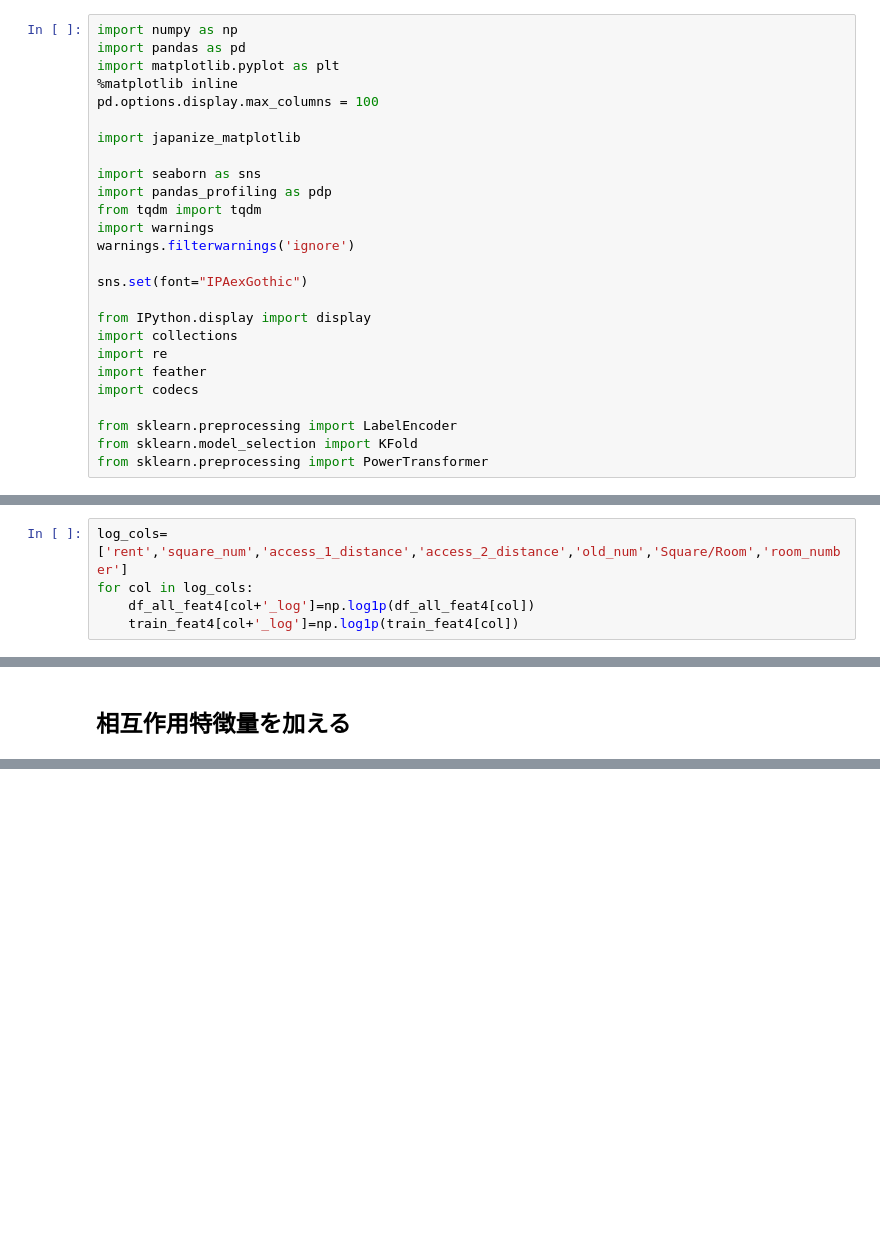
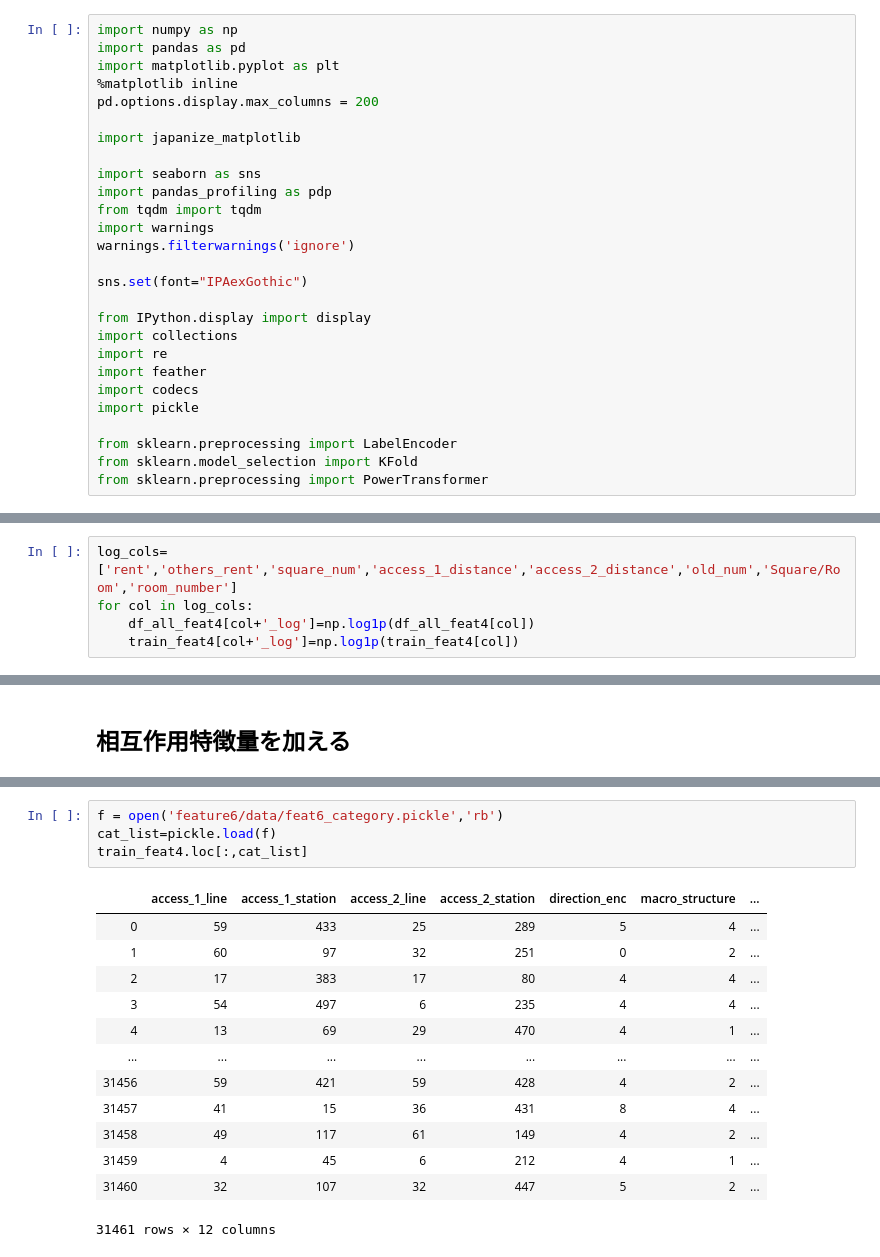
Before and after one commit to nsakki55/ml_note, a Jupyter notebook: signate/mynavi/code/make_feature6.ipynb, the cells around one changed output, grey strips where cells are left out. Drawn from its saved outputs; the diff is of its cells as text; blank space fills up the shorter version.

```diff
--- a/signate/mynavi/code/make_feature6.ipynb
+++ b/signate/mynavi/code/make_feature6.ipynb
@@ -3,7 +3,7 @@ import numpy as np
 import pandas as pd
 import matplotlib.pyplot as plt
 %matplotlib inline
-pd.options.display.max_columns = 100
+pd.options.display.max_columns = 200
 
 import japanize_matplotlib
 
@@ -20,6 +20,7 @@ import collections
 import re
 import feather
 import codecs
+import pickle
 
 from sklearn.preprocessing import LabelEncoder
 from sklearn.model_selection import KFold
@@ -38,7 +39,7 @@ test_index=len(test_feat4)
 # %% [markdown]
 ##  連続値を正規分布に載せる
 # %%
-log_cols=['rent','square_num','access_1_distance','access_2_distance','old_num','Square/Room','room_number']
+log_cols=['rent','others_rent','square_num','access_1_distance','access_2_distance','old_num','Square/Room','room_number']
 for col in log_cols:
     df_all_feat4[col+'_log']=np.log1p(df_all_feat4[col])
     train_feat4[col+'_log']=np.log1p(train_feat4[col])
@@ -134,0 +157,18 @@ df_all
+# %%
+f = open('feature6/data/feat6_category.pickle','rb')
+cat_list=pickle.load(f)
+train_feat4.loc[:,cat_list]
+# %% [output]
+|  | access_1_line | access_1_station | access_2_line | access_2_station | direction_enc | macro_structure | ... |
+| 0 | 59 | 433 | 25 | 289 | 5 | 4 | ... |
+| 1 | 60 | 97 | 32 | 251 | 0 | 2 | ... |
+| 2 | 17 | 383 | 17 | 80 | 4 | 4 | ... |
+| 3 | 54 | 497 | 6 | 235 | 4 | 4 | ... |
+| 4 | 13 | 69 | 29 | 470 | 4 | 1 | ... |
+| ... | ... | ... | ... | ... | ... | ... | ... |
+| 31456 | 59 | 421 | 59 | 428 | 4 | 2 | ... |
+| 31457 | 41 | 15 | 36 | 431 | 8 | 4 | ... |
+| 31458 | 49 | 117 | 61 | 149 | 4 | 2 | ... |
+| 31459 | 4 | 45 | 6 | 212 | 4 | 1 | ... |
+| 31460 | 32 | 107 | 32 | 447 | 5 | 2 | ... |
+31461 rows × 12 columns
```
Also changed, not shown: parts of 15 cells of this notebook, 10 other files.
